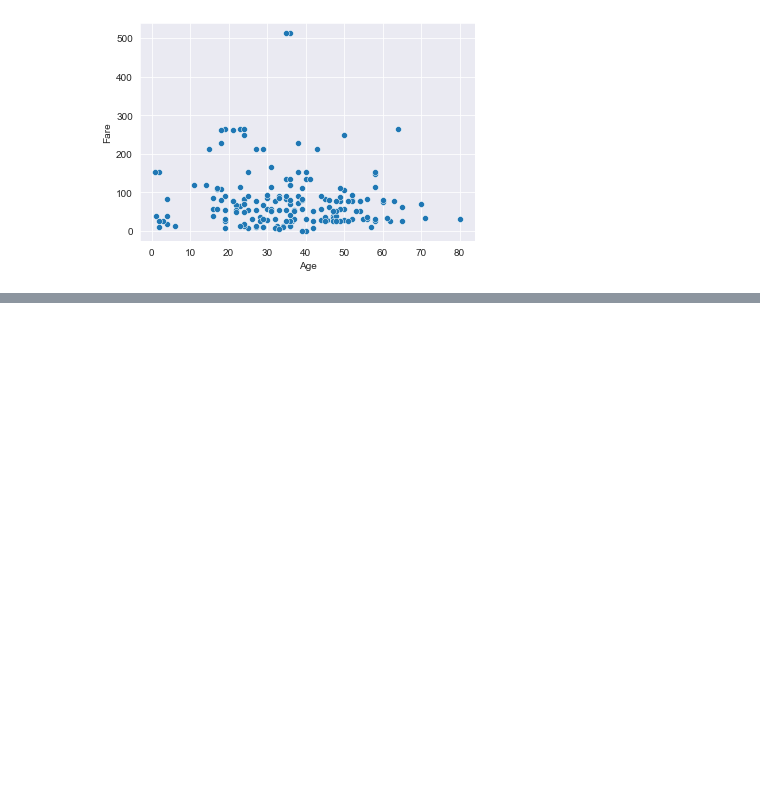
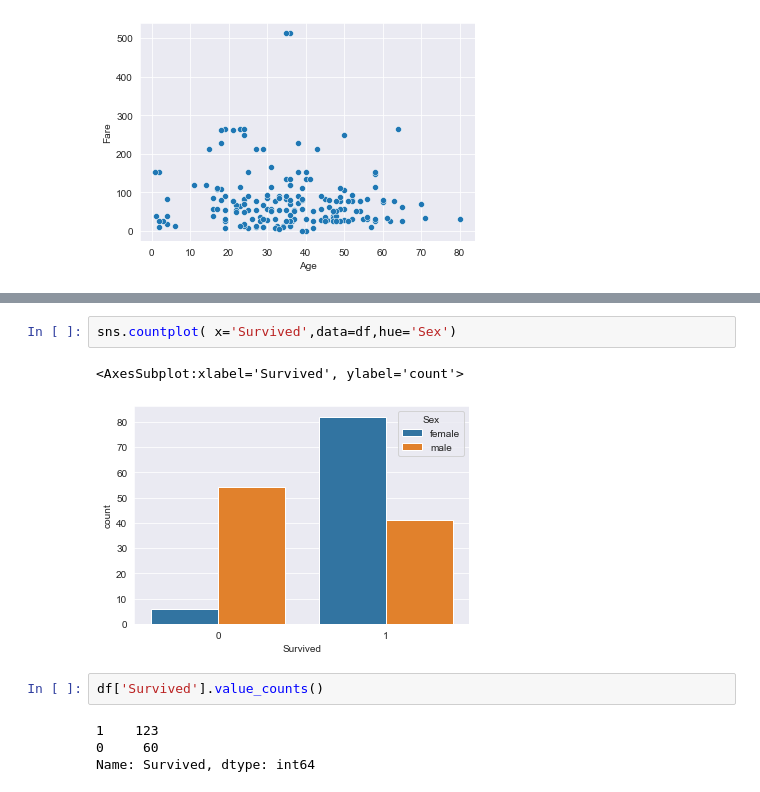
Before and after one commit to DOMINION-JOHN1/AI_ML_INTERN_ROADMAP, a Jupyter notebook: Data_visualization.ipynb, the cells around one changed output, grey strips where cells are left out. Drawn from its saved outputs; the diff is of its cells as text; blank space fills up the shorter version.

```diff
--- a/Data_visualization.ipynb
+++ b/Data_visualization.ipynb
@@ -64,0 +73,11 @@ sns.scatterplot(x='Age',y='Fare', data=df)
+# %%
+sns.countplot( x='Survived',data=df,hue='Sex')
+# %% [output]
+<AxesSubplot:xlabel='Survived', ylabel='count'>
+[figure, added]
+# %%
+df['Survived'].value_counts()
+# %% [output]
+1    123
+0     60
+Name: Survived, dtype: int64
```
Also changed, not shown: parts of 4 cells of this notebook.
